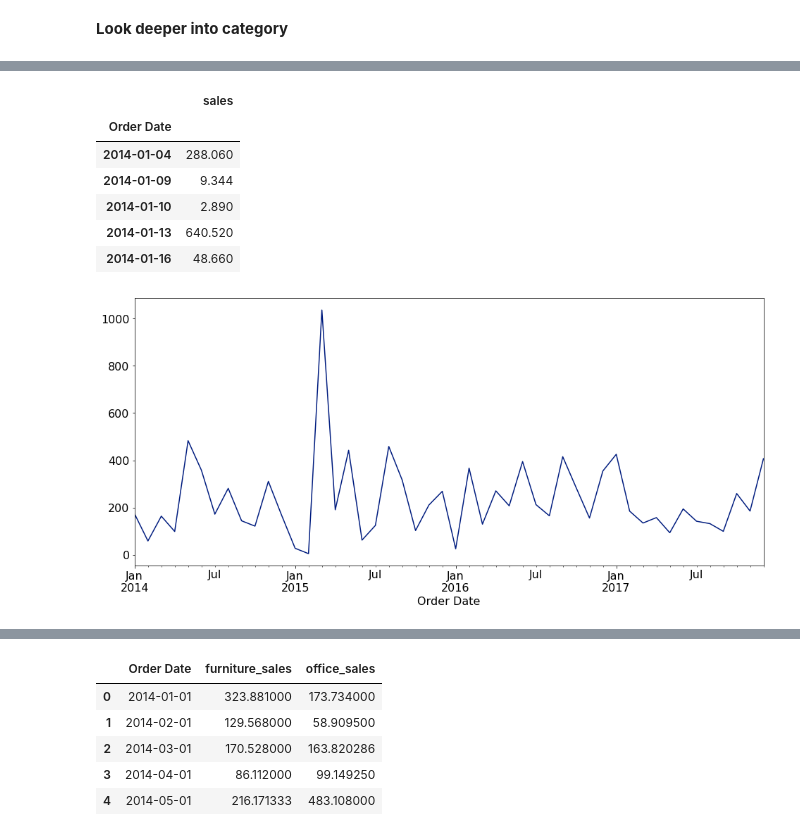
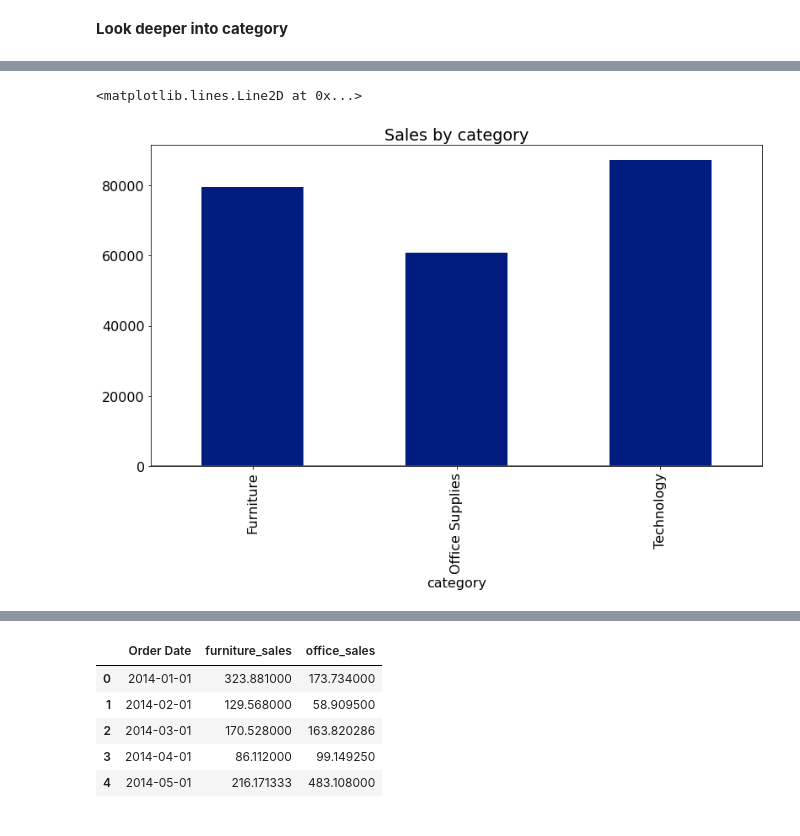
Before and after one commit to Kristofer-Rivera-and-Oliver-Ton/time_series_project, a Jupyter notebook: first_notebook.ipynb, the cells around one changed output, grey strips where cells are left out. Cells and saved outputs as stored; diff of their text form; code cells hidden in the pictures.

```diff
--- a/first_notebook.ipynb
+++ b/first_notebook.ipynb
@@ -28,6 +30,6 @@ import wrangle as w
 # %%
 # plotting defaults
-plt.rc('figure', figsize=(16, 7))
+plt.rc('figure', figsize=(13, 7))
 plt.style.use('seaborn-dark-palette')
 plt.rc('font', size=16)
 # %%
@@ -153,13 +134,0 @@ office_supplies.head()
-# %%
-office_supplies = office_supplies.sort_values('Order Date')
-office_supplies = office_supplies.groupby('Order Date')['sales'].sum().reset_index()
-office_supplies = office_supplies.set_index('Order Date')
-office_supplies.head()
-# %% [output]
-|  | sales |
-| Order Date |  |
-| 2014-01-04 | 288.060 |
-| 2014-01-09 | 9.344 |
-| 2014-01-10 | 2.890 |
-| 2014-01-13 | 640.520 |
-| 2014-01-16 | 48.660 |
@@ -169,6 +137,8 @@ monthly = office_supplies['sales'].resample('MS').mean()
 # %%
 #Visualize the sales data
-monthly.plot()
-plt.show()
+train.groupby('category').sales.sum().plot.bar()
+plt.title('Sales by category')
+plt.axhline(train.profit.mean(), color = 'r')
 # %% [output]
+<matplotlib.lines.Line2D at 0x...>
-[figure, old version]
+[figure, new version]
```
Also changed, not shown: parts of 43 cells of this notebook.
